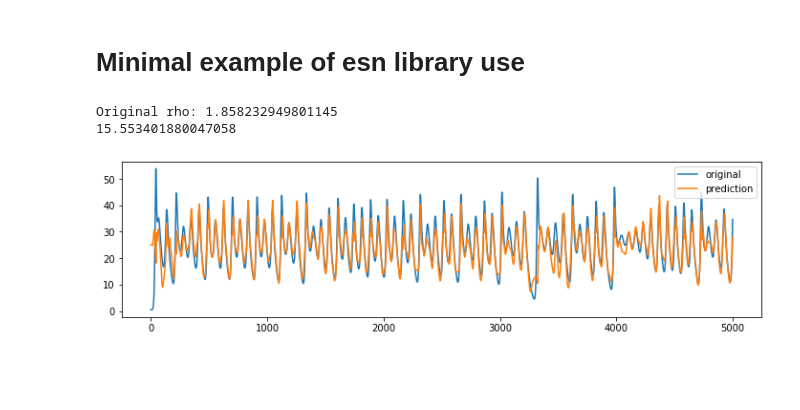
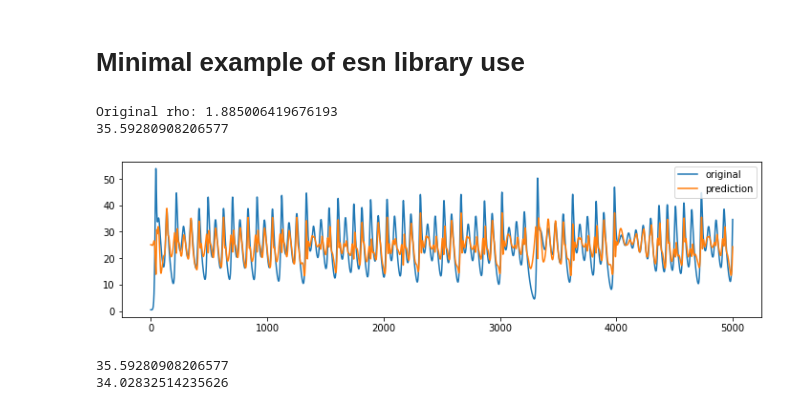
Before and after one commit to khakhalin/echo-networks, a Jupyter notebook: notebooks/experiment_minimal.ipynb, the cells around one changed output. Drawn from its saved outputs; the diff is of its cells as text; code cells hidden in the pictures; blank space fills up the shorter version.

```diff
--- a/notebooks/experiment_minimal.ipynb
+++ b/notebooks/experiment_minimal.ipynb
@@ -7,24 +7,31 @@ from echo import esn
 # %%
 Data = esn.Data
 Reservoir = esn.Reservoir
 
 data = Data.create_source('lorenz')
 x,y = data.generate(50000, seed=1)
-model = Reservoir(100)
+model = Reservoir(100, 300, rho=0.8)
 #model = Reservoir(100, rho=None, l2=None)
 print('Original rho:', model.meta['original_rho'])
 model.fit(x, y, skip=200)
 
 x,y = data.generate(5000, seed=0.5)
 z = model.predict(x)
 loss = esn.utils.loss(y[200:], z[200:])
 print(loss)
 
 plt.figure(figsize=(12,3));
 plt.plot(y, label='original');
 plt.plot(z, label='prediction');
 plt.legend();
 # %% [output]
-Original rho: 1.858232949801145
-15.553401880047058
+Original rho: 1.885006419676193
+35.59280908206577
-[figure, old version]
+[figure, new version]
+# %%
+print(esn.utils.loss(y[200:], z[200:]))
+m = np.mean(z[200:])
+print(esn.utils.loss(y[200:], (z[200:]-m)*1.3+m))
+# %% [output]
+35.59280908206577
+34.02832514235626
```
Also changed, not shown: 2 other files.
